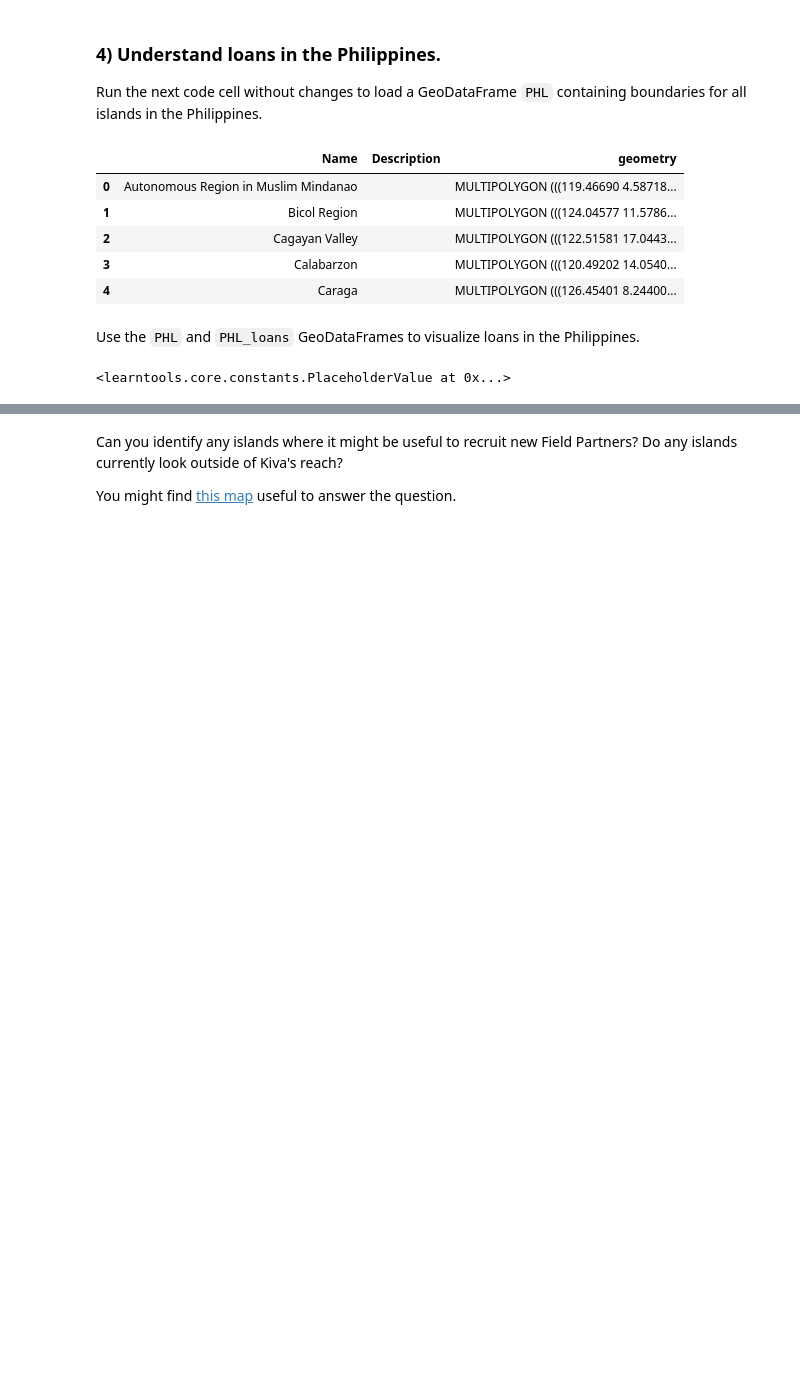
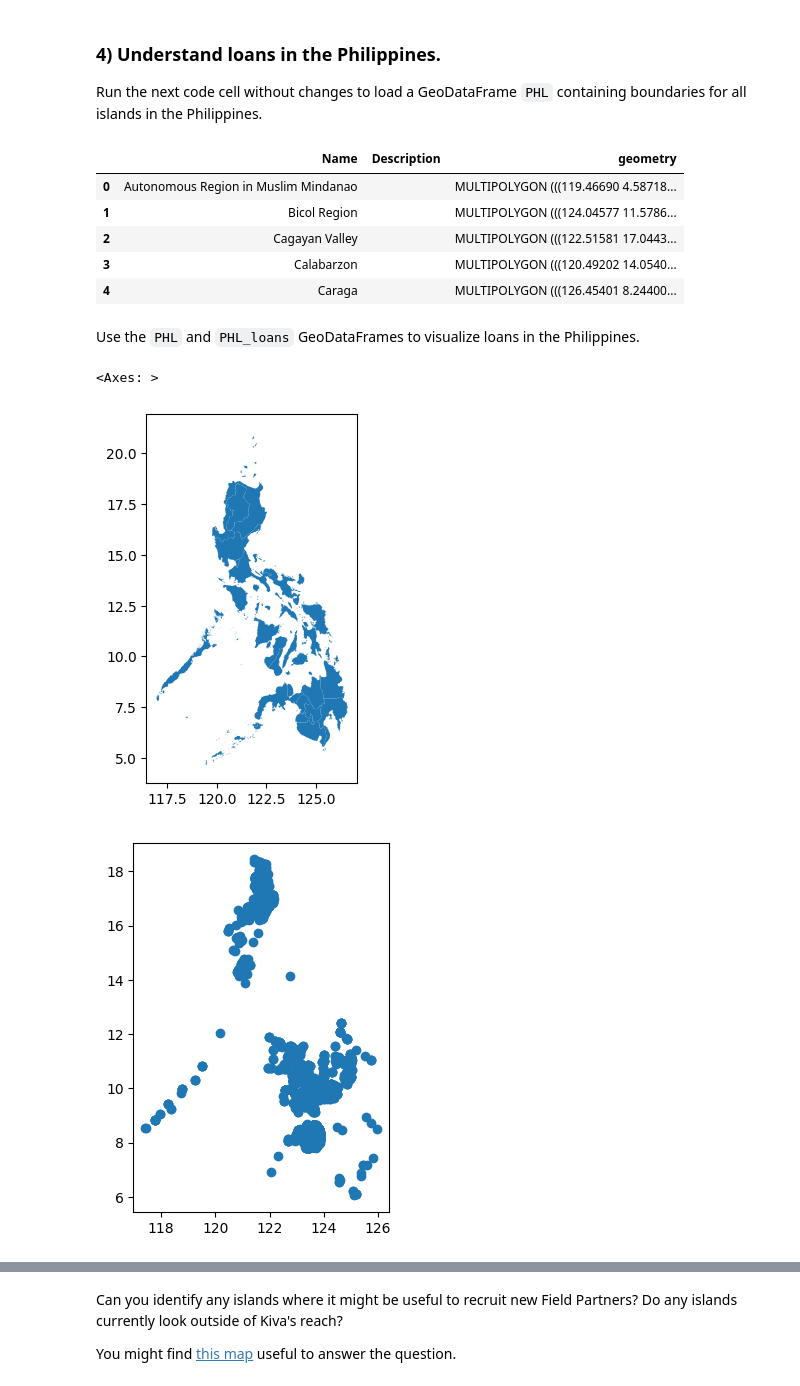
Before and after one commit to dangtrantrung/-Geospatial-Analysis-course, a Jupyter notebook: exercise-your-first-map.ipynb, the cells around one changed output, grey strips where cells are left out. Saved outputs shown, nothing was run; the diff lists cells and outputs as text; code cells hidden in the pictures; blank space fills up the shorter version.

```diff
--- a/exercise-your-first-map.ipynb
+++ b/exercise-your-first-map.ipynb
@@ -95,6 +122,7 @@ Next, you'll focus on loans that are based in the Philippines.  Use the next cod
 # %%
 # Your code here
-PHL_loans = ____
+PHL_loans = world_loans.loc[world_loans.country.isin(['Philippines'])].copy()
+PHL_loans.head()
 
 # Check your answer
 q_3.check()
@@ -125,12 +162,14 @@ PHL.head()
 Use the `PHL` and `PHL_loans` GeoDataFrames to visualize loans in the Philippines.
 # %%
 # Your code here
-____
-
+PHL.plot()
+PHL_loans.plot()
 # Uncomment to see a hint
 #q_4.a.hint()
 # %% [output]
-<learntools.core.constants.PlaceholderValue at 0x...>
+<Axes: >
+[figure, added]
+[figure, added]
 # %%
 # Get credit for your work after you have created a map
 q_4.a.check()
```
Also changed, not shown: parts of 5 cells of this notebook.
